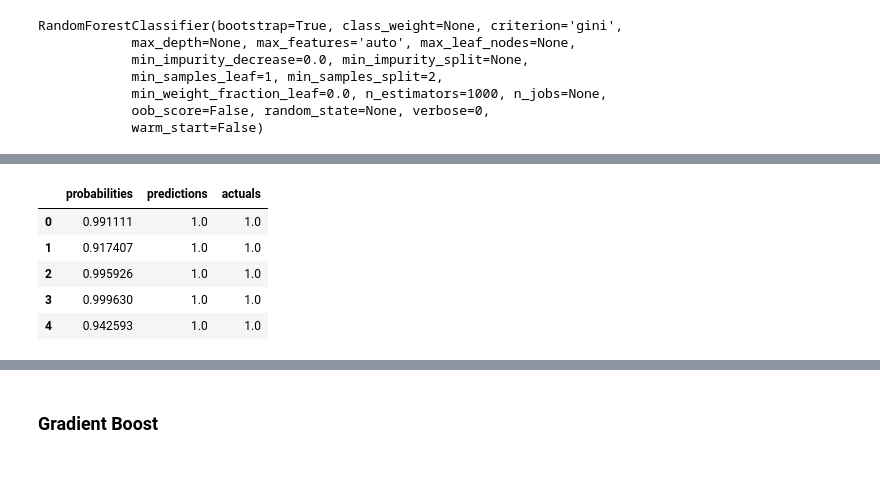
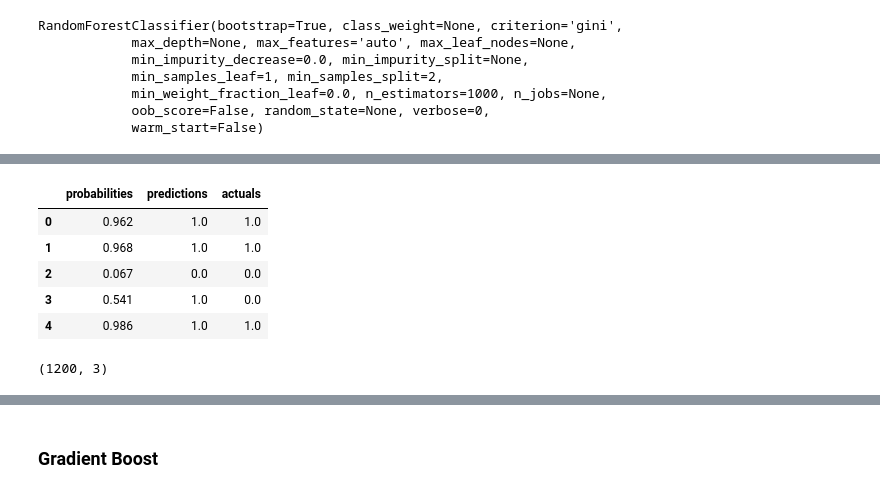
Before and after one commit to GiuliettaR/customer_retention_model, a Jupyter notebook: customer_churn-Copy1.ipynb, the cells around one changed output, grey strips where cells are left out. Saved outputs shown, nothing was run; the diff lists cells and outputs as text; code cells hidden in the pictures.

```diff
--- a/customer_churn-Copy1.ipynb
+++ b/customer_churn-Copy1.ipynb
@@ -233,16 +238,20 @@ test_probas_rf6 = rf6.predict_proba(X_test)
 # %%
-test_probas_rf6 = rf6.predict_proba(X_test)[:, 1]
+test_probas_rf = rf.predict_proba(X_test)[:, 1]
 # %%
 threshold = 0.5
-model_results_rf6 = pd.DataFrame(np.column_stack((test_probas_rf6,
-                                              test_probas_rf6 >= threshold,
-                                              y_test)))
-model_results_rf6.columns = ['probabilities','predictions','actuals']
-model_results_rf6.head()
+model_results_rf = pd.DataFrame(np.column_stack((test_probas_rf,
+                                              test_probas_rf >= threshold,
+                                              y_test,)))
+model_results_rf.columns = ['probabilities','predictions','actuals']
+model_results_rf.head()
 # %% [output]
 |  | probabilities | predictions | actuals |
-| 0 | 0.991111 | 1.0 | 1.0 |
-| 1 | 0.917407 | 1.0 | 1.0 |
-| 2 | 0.995926 | 1.0 | 1.0 |
-| 3 | 0.999630 | 1.0 | 1.0 |
-| 4 | 0.942593 | 1.0 | 1.0 |
+| 0 | 0.962 | 1.0 | 1.0 |
+| 1 | 0.968 | 1.0 | 1.0 |
+| 2 | 0.067 | 0.0 | 0.0 |
+| 3 | 0.541 | 1.0 | 0.0 |
+| 4 | 0.986 | 1.0 | 1.0 |
+# %%
+model_results_rf.shape
+# %% [output]
+(1200, 3)
```
Also changed, not shown: parts of 54 cells of this notebook.
